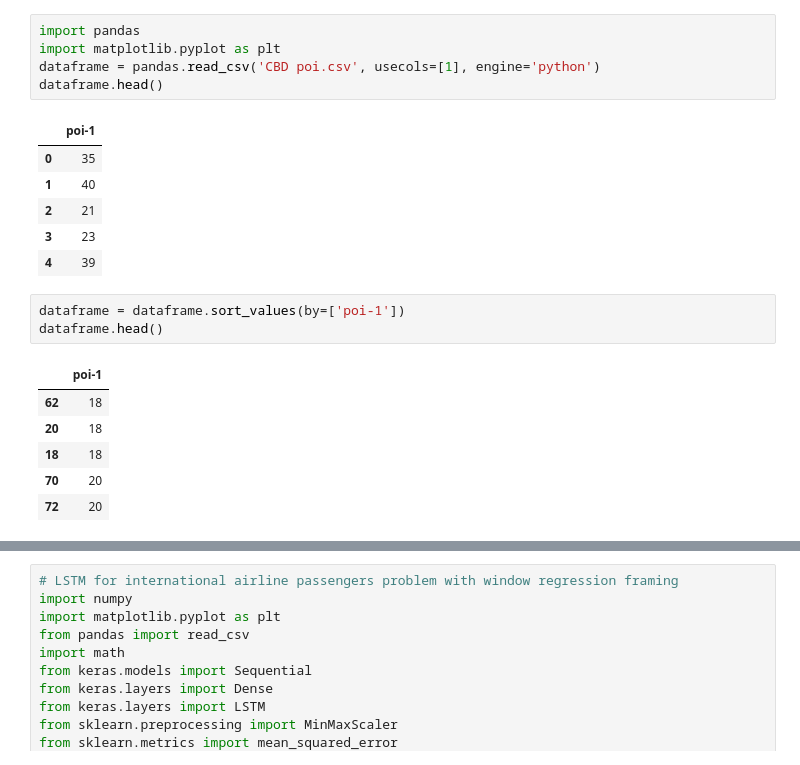
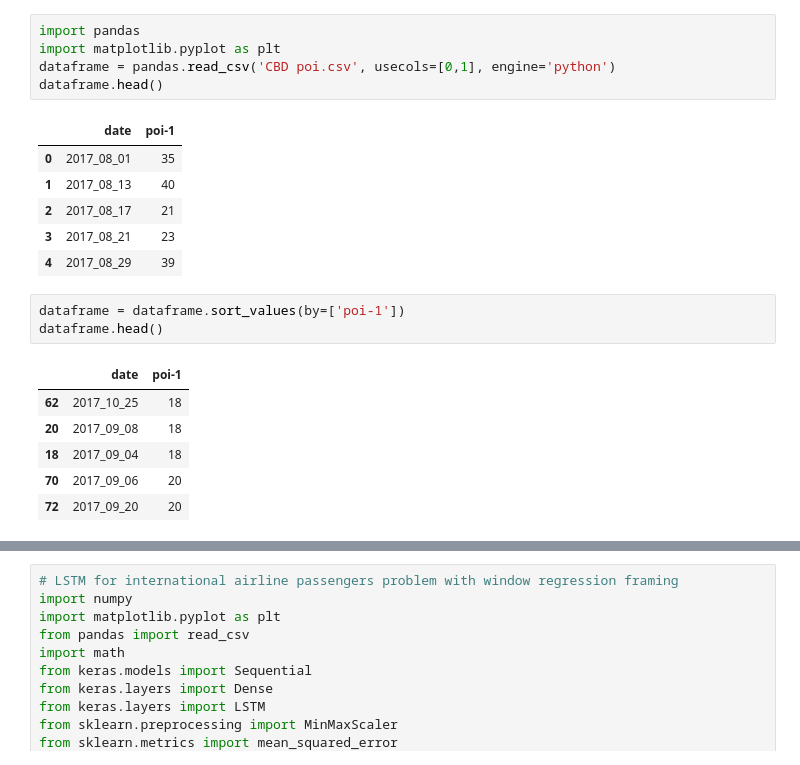
Before and after one commit to bhawishDeveloper/Data-cleaning-for-LSTM, a Jupyter notebook: lstm-1 prediction.ipynb, the cells around one changed output, grey strips where cells are left out. Cells and saved outputs as stored; diff of their text form.

```diff
--- a/lstm-1 prediction.ipynb
+++ b/lstm-1 prediction.ipynb
@@ -1,22 +1,22 @@
 # %%
 import pandas
 import matplotlib.pyplot as plt
-dataframe = pandas.read_csv('CBD poi.csv', usecols=[1], engine='python')
+dataframe = pandas.read_csv('CBD poi.csv', usecols=[0,1], engine='python')
 dataframe.head()
 # %% [output]
-|  | poi-1 |
-| 0 | 35 |
-| 1 | 40 |
-| 2 | 21 |
-| 3 | 23 |
-| 4 | 39 |
+|  | date | poi-1 |
+| 0 | 2017_08_01 | 35 |
+| 1 | 2017_08_13 | 40 |
+| 2 | 2017_08_17 | 21 |
+| 3 | 2017_08_21 | 23 |
+| 4 | 2017_08_29 | 39 |
 # %%
 dataframe = dataframe.sort_values(by=['poi-1'])
 dataframe.head()
 # %% [output]
-|  | poi-1 |
-| 62 | 18 |
-| 20 | 18 |
-| 18 | 18 |
-| 70 | 20 |
-| 72 | 20 |
+|  | date | poi-1 |
+| 62 | 2017_10_25 | 18 |
+| 20 | 2017_09_08 | 18 |
+| 18 | 2017_09_04 | 18 |
+| 70 | 2017_09_06 | 20 |
+| 72 | 2017_09_20 | 20 |
```
Also changed, not shown: parts of 31 cells of this notebook.
